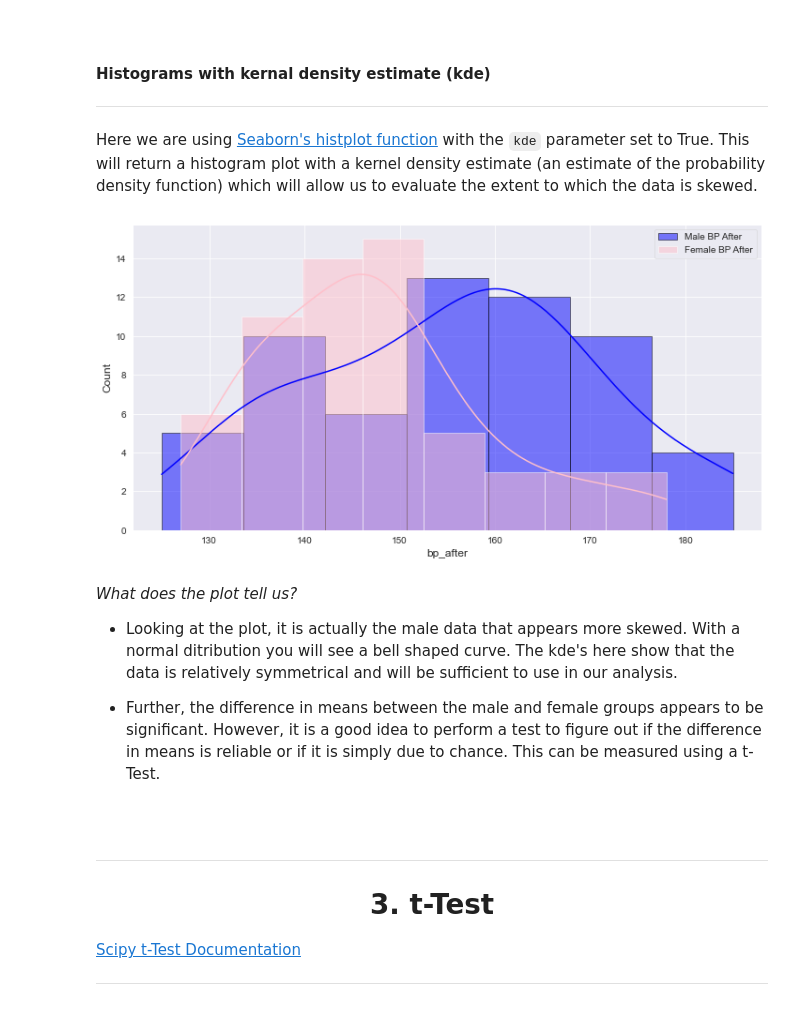
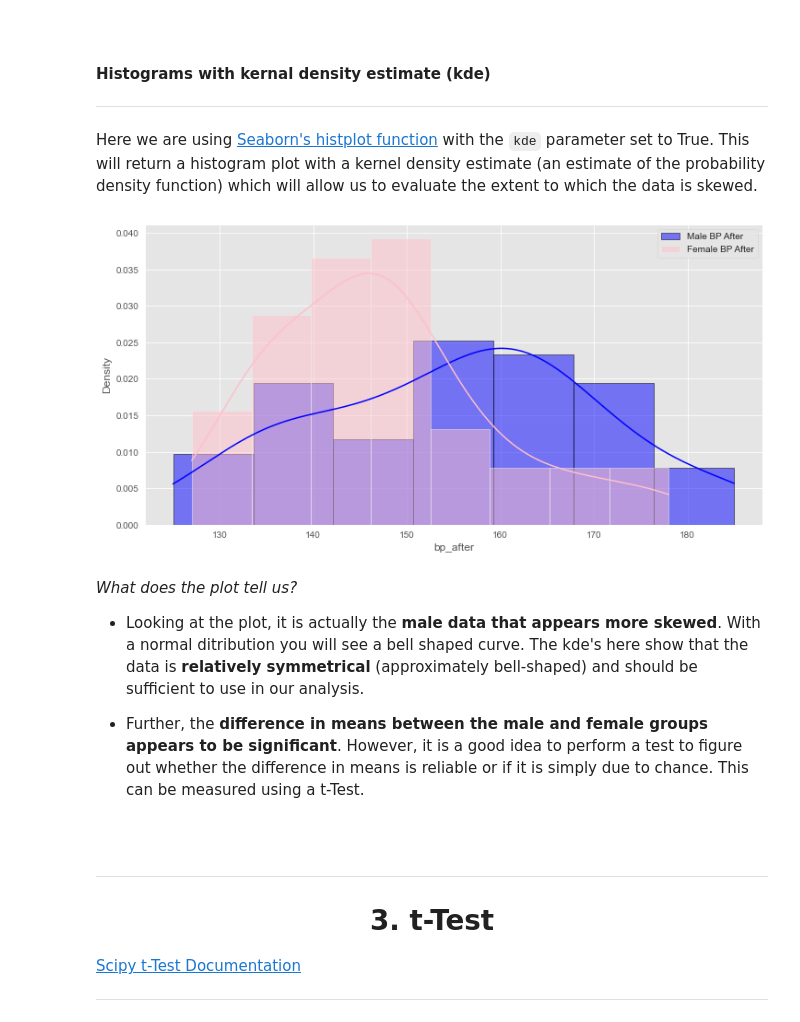
Before and after one commit to Izardo/Machine-Learning-and-Statistics, a Jupyter notebook: scipy-stats.ipynb, the cells around one changed output. Saved outputs shown, nothing was run; the diff lists cells and outputs as text; code cells hidden in the pictures.

```diff
--- a/scipy-stats.ipynb
+++ b/scipy-stats.ipynb
@@ -140,6 +140,12 @@ df.describe()
 | 50% | 60.500000 | 154.500000 | 149.500000 |
 | 75% | 90.250000 | 164.000000 | 161.000000 |
 | max | 120.000000 | 185.000000 | 185.000000 |
+# %%
+# Assign male after blood pressure to vaiable 'male'.
+male = df['bp_after'][df['sex'] == 'Male']
+
+# # Assign male after blood pressure to vaiable 'female'.
+female = df['bp_after'][df['sex'] == 'Female']
 # %% [markdown]
 <br>
 
@@ -188,17 +194,20 @@ In Female blood pressure plot it appears that there are some <b>outliers</b>. At
 
 Here we are using [Seaborn's histplot function](https://seaborn.pydata.org/generated/seaborn.histplot.html) with the `kde` parameter set to True. This will return a histogram plot with a kernel density estimate (an estimate of the probability density function) which will allow us to evaluate the extent to which the data is skewed.
 # %%
-sns.histplot(df['bp_after'][df['sex'] == 'Male'], kde=True, color="blue", edgecolor="black", label="Male BP After")
-sns.histplot(df['bp_after'][df['sex'] == 'Female'], kde=True, color="pink", label="Female BP After")
+# Plot male values on histogram.
+sns.histplot(male, kde=True, color="blue", edgecolor="black", label="Male BP After", stat='density')
+
+# Plot female values on histogram.
+sns.histplot(female, kde=True, color="pink", label="Female BP After", stat='density')
 plt.legend();
 # %% [output]
-[figure, old version]
+[figure, new version]
 # %% [markdown]
-<i>What does the plot tell us?<i>
+<i>What does the plot tell us?</i>
 
-- Looking at the plot, it is actually the male data that appears more skewed. With a normal ditribution you will see a bell shaped curve. The kde's here show that the data is relatively symmetrical and will be sufficient to use in our analysis.
+- Looking at the plot, it is actually the <b>male data that appears more skewed</b>. With a normal ditribution you will see a bell shaped curve. The kde's here show that the data is <b>relatively symmetrical</b> (approximately bell-shaped) and should be sufficient to use in our analysis.
 
-- Further, the difference in means between the male and female groups appears to be significant. However, it is a good idea to perform a test to figure out if the difference in means is reliable or if it is simply due to chance. This can be measured using a t-Test.
+- Further, the <b>difference in means between the male and female groups appears to be significant</b>. However, it is a good idea to perform a test to figure out whether the difference in means is reliable or if it is simply due to chance. This can be measured using a t-Test.
 # %% [markdown]
 <br>
 
```
Also changed, not shown: parts of 8 cells of this notebook.
